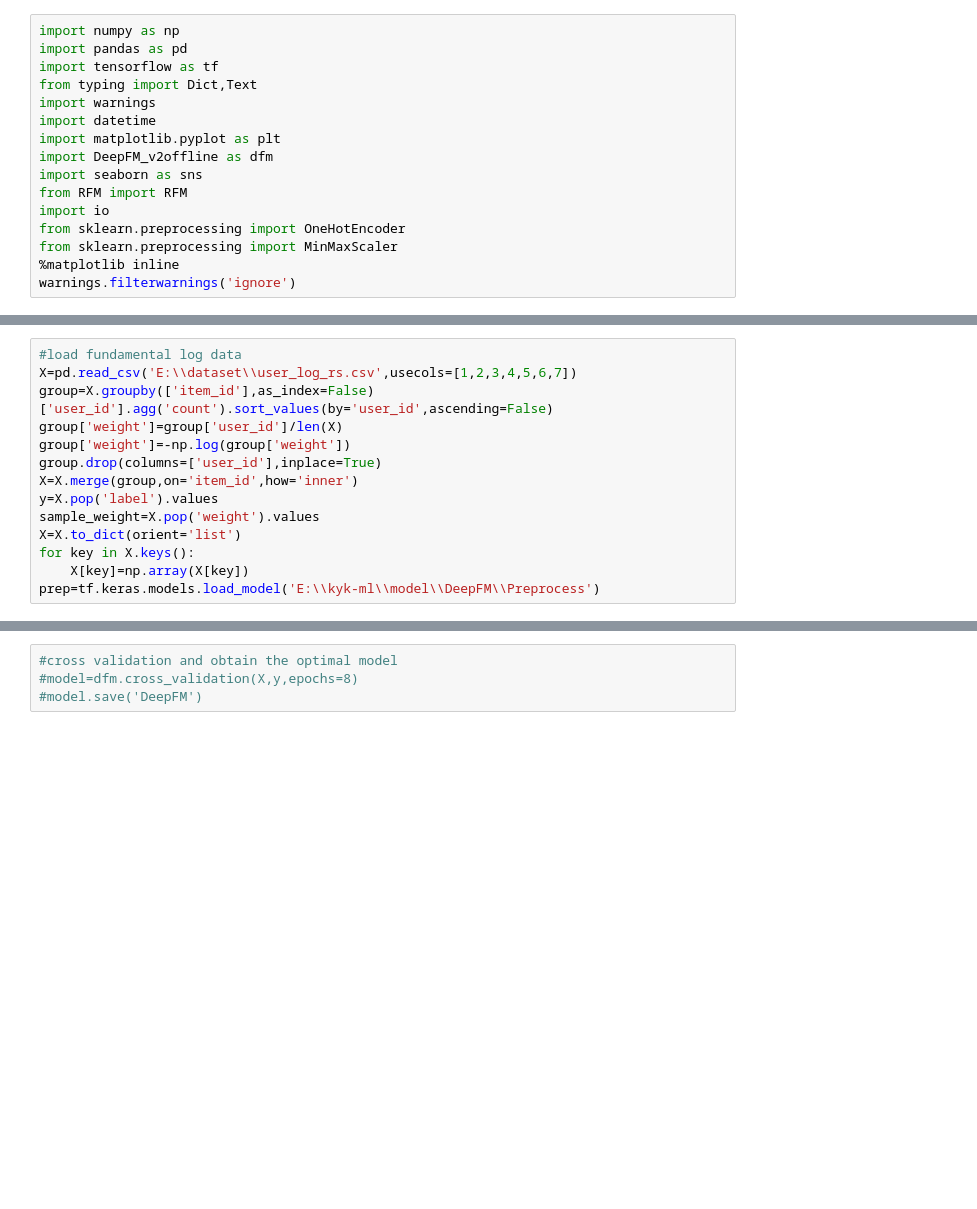
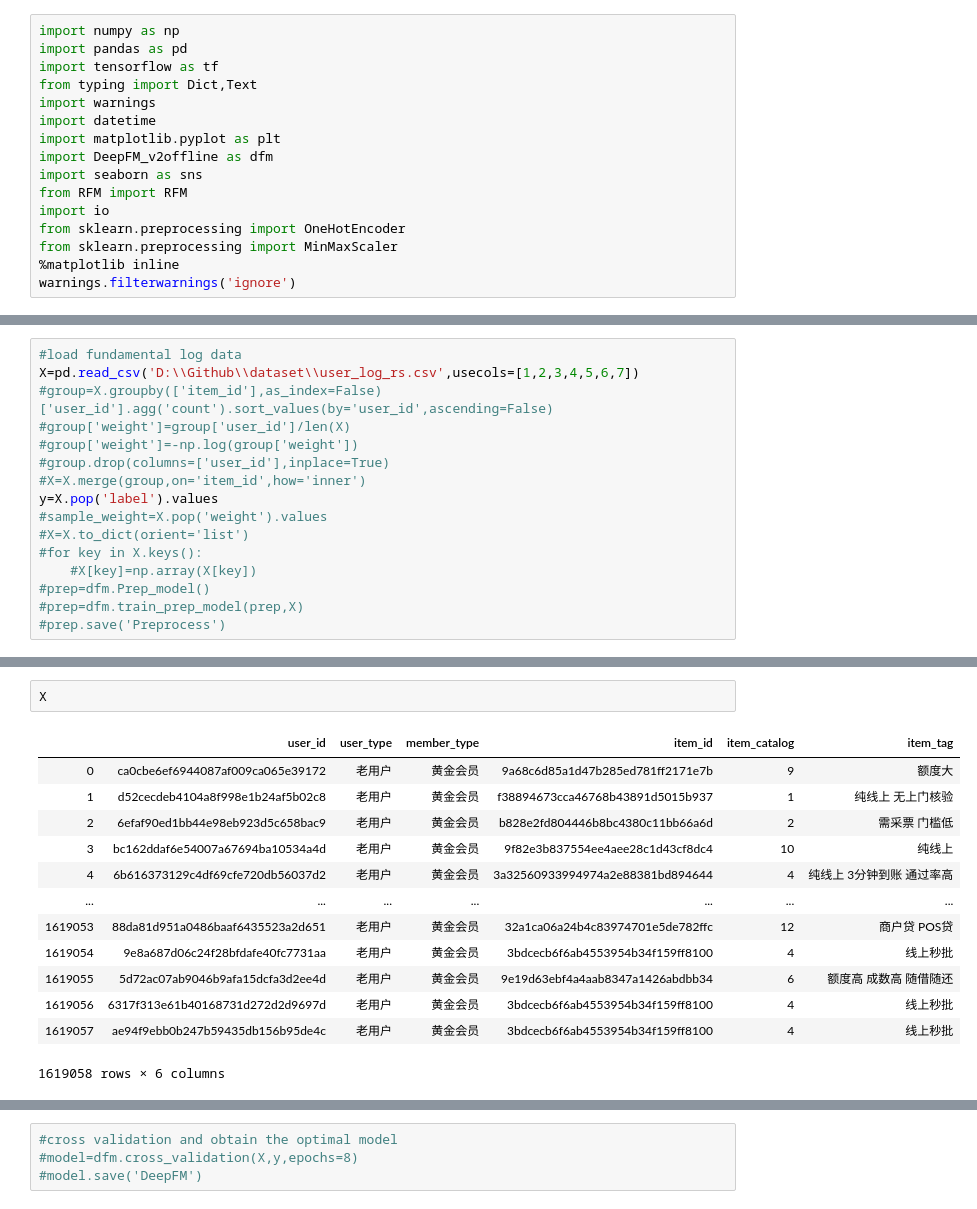
Before and after one commit to Roach724/Projects_DataScience, a Jupyter notebook: DeepFM/main.ipynb, the cells around one changed output, grey strips where cells are left out. Drawn from its saved outputs; the diff is of its cells as text; blank space fills up the shorter version.

```diff
--- a/DeepFM/main.ipynb
+++ b/DeepFM/main.ipynb
@@ -21,14 +25,16 @@ warnings.filterwarnings('ignore')
 # %%
 #load fundamental log data
-X=pd.read_csv('E:\\dataset\\user_log_rs.csv',usecols=[1,2,3,4,5,6,7])
-group=X.groupby(['item_id'],as_index=False)['user_id'].agg('count').sort_values(by='user_id',ascending=False)
-group['weight']=group['user_id']/len(X)
-group['weight']=-np.log(group['weight'])
-group.drop(columns=['user_id'],inplace=True)
-X=X.merge(group,on='item_id',how='inner')
+X=pd.read_csv('D:\\Github\\dataset\\user_log_rs.csv',usecols=[1,2,3,4,5,6,7])
+#group=X.groupby(['item_id'],as_index=False)['user_id'].agg('count').sort_values(by='user_id',ascending=False)
+#group['weight']=group['user_id']/len(X)
+#group['weight']=-np.log(group['weight'])
+#group.drop(columns=['user_id'],inplace=True)
+#X=X.merge(group,on='item_id',how='inner')
 y=X.pop('label').values
-sample_weight=X.pop('weight').values
-X=X.to_dict(orient='list')
-for key in X.keys():
-    X[key]=np.array(X[key])
-prep=tf.keras.models.load_model('E:\\kyk-ml\\model\\DeepFM\\Preprocess')
+#sample_weight=X.pop('weight').values
+#X=X.to_dict(orient='list')
+#for key in X.keys():
+    #X[key]=np.array(X[key])
+#prep=dfm.Prep_model()
+#prep=dfm.train_prep_model(prep,X)
+#prep.save('Preprocess')
@@ -42,0 +41,16 @@ WARNING:tensorflow:No training configuration found in save file, so the model wa
+# %%
+X
+# %% [output]
+|  | user_id | user_type | member_type | item_id | item_catalog | item_tag |
+| 0 | ca0cbe6ef6944087af009ca065e39172 | 老用户 | 黄金会员 | 9a68c6d85a1d47b285ed781ff2171e7b | 9 | 额度大 |
+| 1 | d52cecdeb4104a8f998e1b24af5b02c8 | 老用户 | 黄金会员 | f38894673cca46768b43891d5015b937 | 1 | 纯线上 无上门核验 |
+| 2 | 6efaf90ed1bb44e98eb923d5c658bac9 | 老用户 | 黄金会员 | b828e2fd804446b8bc4380c11bb66a6d | 2 | 需采票 门槛低 |
+| 3 | bc162ddaf6e54007a67694ba10534a4d | 老用户 | 黄金会员 | 9f82e3b837554ee4aee28c1d43cf8dc4 | 10 | 纯线上 |
+| 4 | 6b616373129c4df69cfe720db56037d2 | 老用户 | 黄金会员 | 3a32560933994974a2e88381bd894644 | 4 | 纯线上 3分钟到账 通过率高 |
+| ... | ... | ... | ... | ... | ... | ... |
+| 1619053 | 88da81d951a0486baaf6435523a2d651 | 老用户 | 黄金会员 | 32a1ca06a24b4c83974701e5de782ffc | 12 | 商户贷 POS贷 |
+| 1619054 | 9e8a687d06c24f28bfdafe40fc7731aa | 老用户 | 黄金会员 | 3bdcecb6f6ab4553954b34f159ff8100 | 4 | 线上秒批 |
+| 1619055 | 5d72ac07ab9046b9afa15dcfa3d2ee4d | 老用户 | 黄金会员 | 9e19d63ebf4a4aab8347a1426abdbb34 | 6 | 额度高 成数高 随借随还 |
+| 1619056 | 6317f313e61b40168731d272d2d9697d | 老用户 | 黄金会员 | 3bdcecb6f6ab4553954b34f159ff8100 | 4 | 线上秒批 |
+| 1619057 | ae94f9ebb0b247b59435db156b95de4c | 老用户 | 黄金会员 | 3bdcecb6f6ab4553954b34f159ff8100 | 4 | 线上秒批 |
+1619058 rows × 6 columns
```
Also changed, not shown: parts of 15 cells of this notebook, 9 other files.
